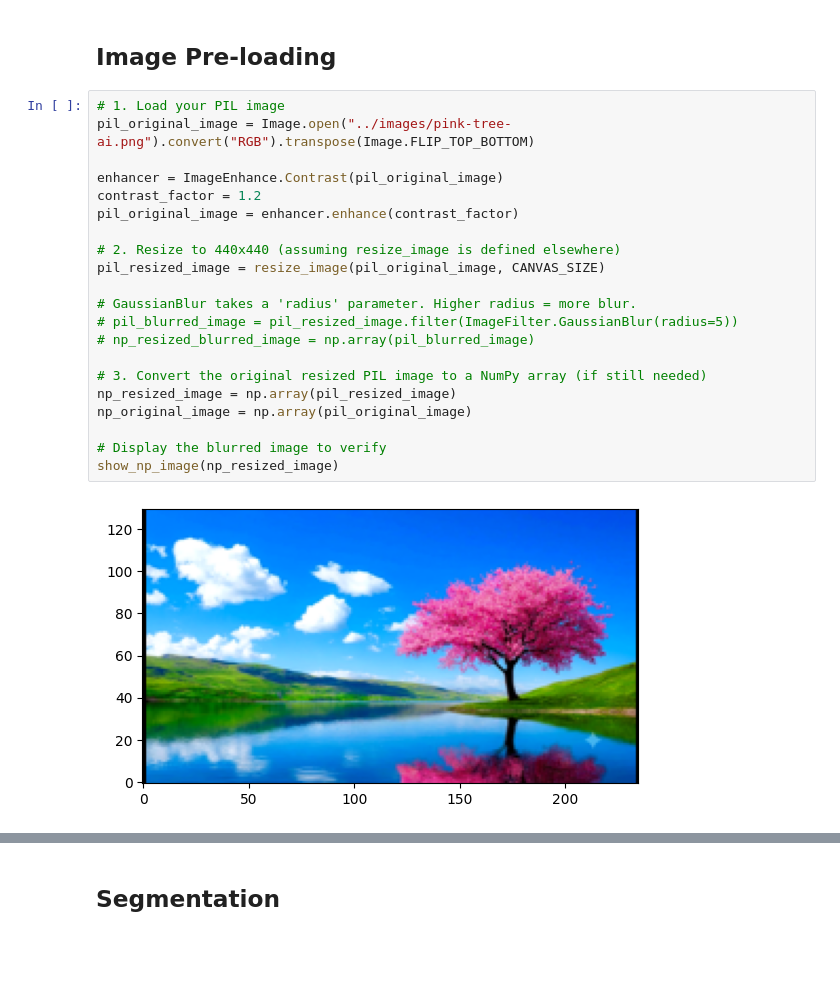
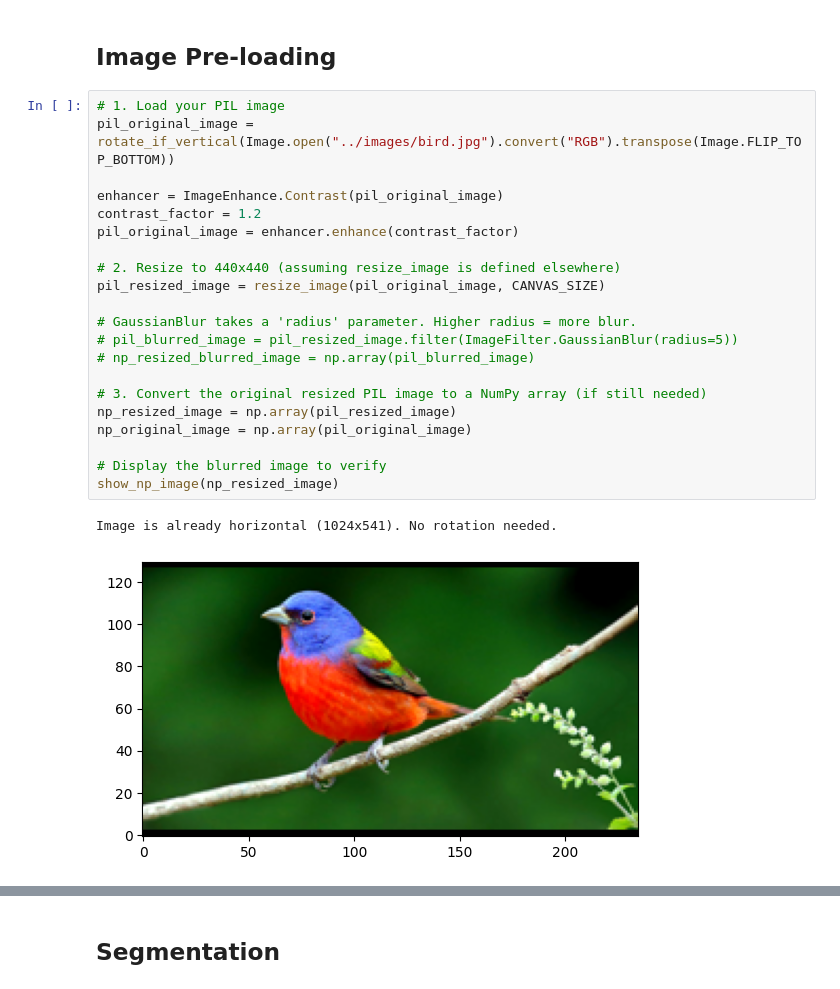
Before and after one commit to SimonMeersschaut/paint-bot, a Jupyter notebook: src/stroke_generation.ipynb, the cells around one changed output, grey strips where cells are left out. Drawn from its saved outputs; the diff is of its cells as text; blank space fills up the shorter version.

```diff
--- a/src/stroke_generation.ipynb
+++ b/src/stroke_generation.ipynb
@@ -27,27 +27,28 @@ from skimage.segmentation import slic, mark_boundaries
 ## Image Pre-loading
 # %%
 # 1. Load your PIL image
-pil_original_image = Image.open("../images/pink-tree-ai.png").convert("RGB").transpose(Image.FLIP_TOP_BOTTOM)
+pil_original_image = rotate_if_vertical(Image.open("../images/bird.jpg").convert("RGB").transpose(Image.FLIP_TOP_BOTTOM))
 
 enhancer = ImageEnhance.Contrast(pil_original_image)
 contrast_factor = 1.2
 pil_original_image = enhancer.enhance(contrast_factor)
 
 # 2. Resize to 440x440 (assuming resize_image is defined elsewhere)
 pil_resized_image = resize_image(pil_original_image, CANVAS_SIZE)
 
 # GaussianBlur takes a 'radius' parameter. Higher radius = more blur.
 # pil_blurred_image = pil_resized_image.filter(ImageFilter.GaussianBlur(radius=5))
 # np_resized_blurred_image = np.array(pil_blurred_image)
 
 # 3. Convert the original resized PIL image to a NumPy array (if still needed)
 np_resized_image = np.array(pil_resized_image)
 np_original_image = np.array(pil_original_image)
 
 # Display the blurred image to verify
 show_np_image(np_resized_image)
 # %% [output]
+Image is already horizontal (1024x541). No rotation needed.
-[figure, old version]
+[figure, new version]
 # %%
 # 3. Create a "dummy" pure white image of the exact same original size
 # This represents our "real pixels" mask BEFORE padding
```
Also changed, not shown: parts of 9 cells of this notebook, 12 other files.
